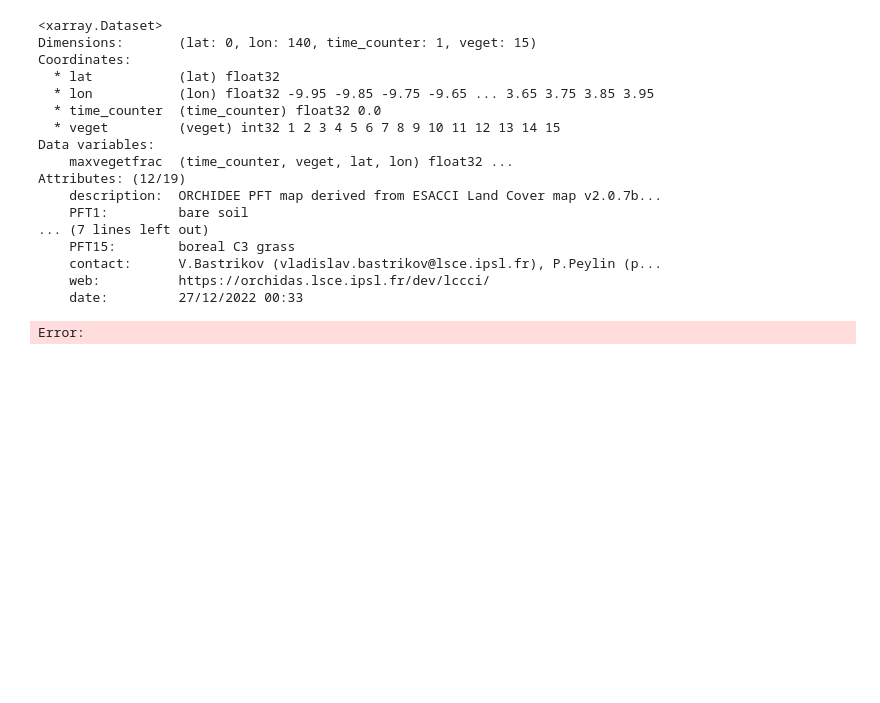
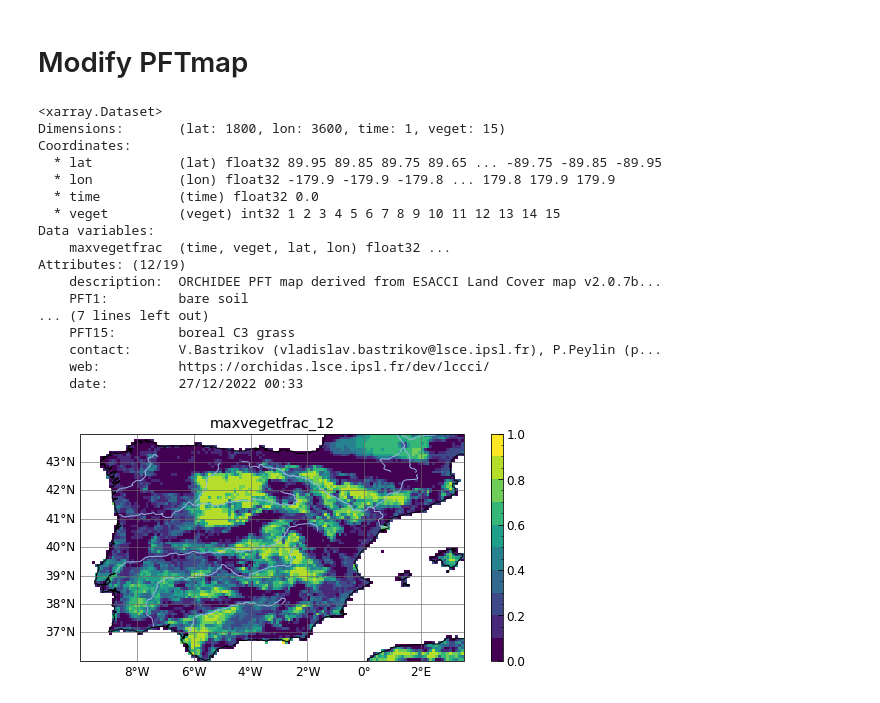
Before and after one commit to ptiengou/netcdf-scripts, a Jupyter notebook: python_notebooks/modify_pftmap.ipynb, the cells around one changed output. Drawn from its saved outputs; the diff is of its cells as text; code cells hidden in the pictures; blank space fills up the shorter version.

Commit message:
Add map modifier and update for sensitivity tests

```diff
--- a/python_notebooks/modify_pftmap.ipynb
+++ b/python_notebooks/modify_pftmap.ipynb
@@ -11,19 +199,28 @@ from tools_mapping import *
+# %% [markdown]
+# Modify PFTmap
 # %%
-filename='/data/ptiengou/PFTmap_2014.nc'
+# filename='/data/ptiengou/PFTmap_2014.nc'
+filename='../../data/modif_ORCmaps/PFTmap_2014.nc'
 map0=xr.open_dataset(filename, decode_times=False)
 #select subset
-map=map0.sel(lon=slice(lon_min,lon_max),lat=slice(lat_min,lat_max))
+# map=map0.sel(lon=slice(lon_min,lon_max),lat=slice(lat_max,lat_min))
+map=map0
+#rename time
+map=map.rename({'time_counter':'time'})
+#add var or pft12
+# map['pft12'] = map['maxvegetfrac'][0,11,:,:]
+
 map
 # %% [output]
 <xarray.Dataset>
-Dimensions:       (lat: 0, lon: 140, time_counter: 1, veget: 15)
+Dimensions:       (lat: 1800, lon: 3600, time: 1, veget: 15)
 Coordinates:
-  * lat           (lat) float32
-  * lon           (lon) float32 -9.95 -9.85 -9.75 -9.65 ... 3.65 3.75 3.85 3.95
-  * time_counter  (time_counter) float32 0.0
+  * lat           (lat) float32 89.95 89.85 89.75 89.65 ... -89.75 -89.85 -89.95
+  * lon           (lon) float32 -179.9 -179.9 -179.8 ... 179.8 179.9 179.9
+  * time          (time) float32 0.0
   * veget         (veget) int32 1 2 3 4 5 6 7 8 9 10 11 12 13 14 15
 Data variables:
-    maxvegetfrac  (time_counter, veget, lat, lon) float32 ...
+    maxvegetfrac  (time, veget, lat, lon) float32 ...
 Attributes: (12/19)
     description:  ORCHIDEE PFT map derived from ESACCI Land Cover map v2.0.7b...
     PFT1:         bare soil
@@ -32,4 +229,3 @@ Attributes: (12/19)
     contact:      V.Bastrikov (vladislav.bastrikov@lsce.ipsl.fr), P.Peylin (p...
     web:          https://orchidas.lsce.ipsl.fr/dev/lccci/
     date:         27/12/2022 00:33
-Error:
@@ -36,17 +234,19 @@ Error:
 # %%
 #Display map of var for ds on restricted area
 var='maxvegetfrac'
-nb=1
-ds = map0
-# ds = std
+nb=11
+ds = map
+
 latmin=36.0
 latmax=44
 lonmin=-10
 lonmax=3.5
 
 #restrict ds to latmin, latmax, lonmin, lonmax
 ds = ds.where(ds.lat >= latmin, drop=True).where(ds.lat <= latmax, drop=True)
 ds = ds.where(ds.lon >= lonmin, drop=True).where(ds.lon <= lonmax, drop=True)
-plotvar = ds[var][:,:,:,nb]
+plotvar = ds[var][:,nb,:,:]
 
-map_plotvar(plotvar, cmap=myvir,title=var)
+map_plotvar(plotvar, cmap=myvir,title=var+'_'+str(nb+1),vmin=0,vmax=1)
+# %% [output]
+[figure, added]
```
Also changed, not shown: parts of 24 cells of this notebook, 1 other file.
